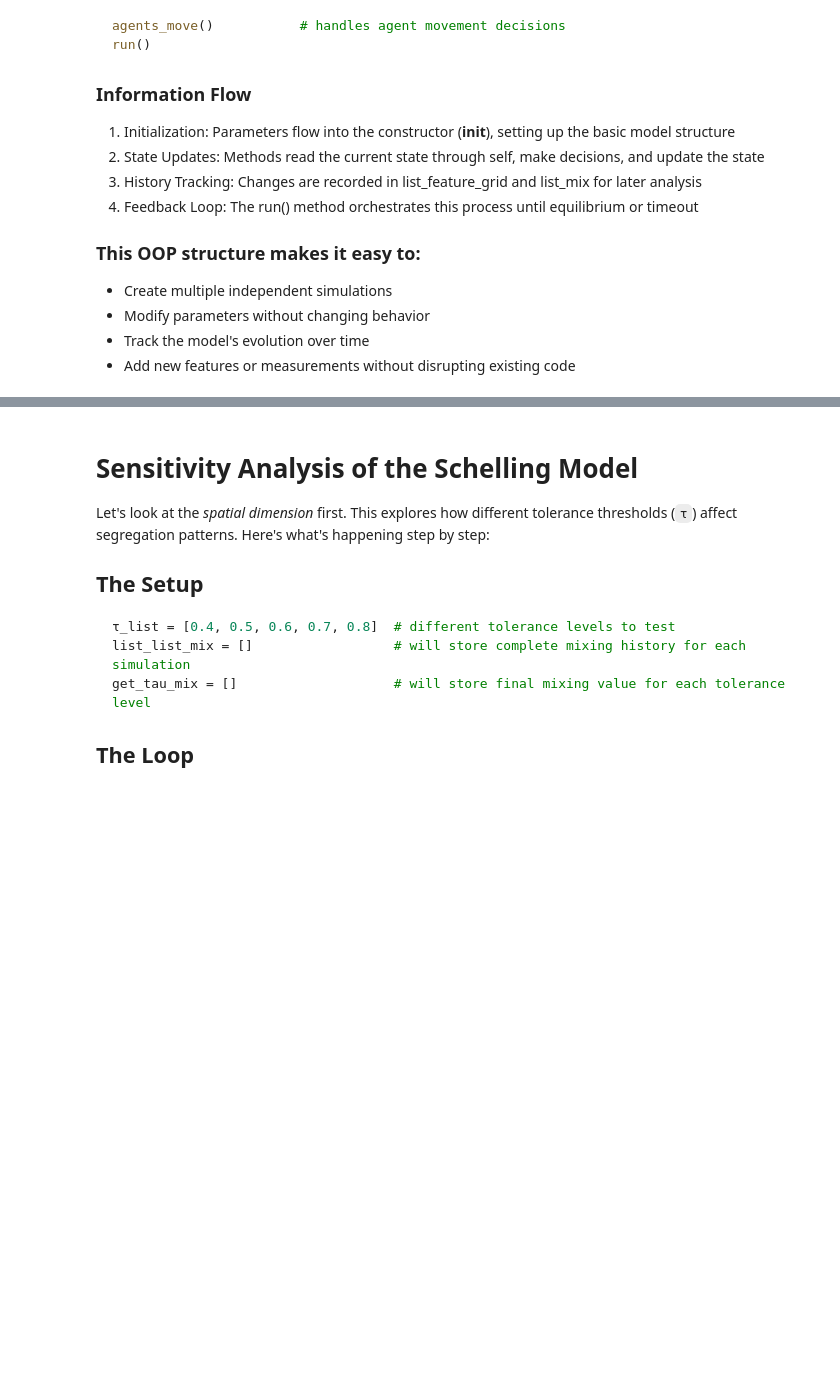
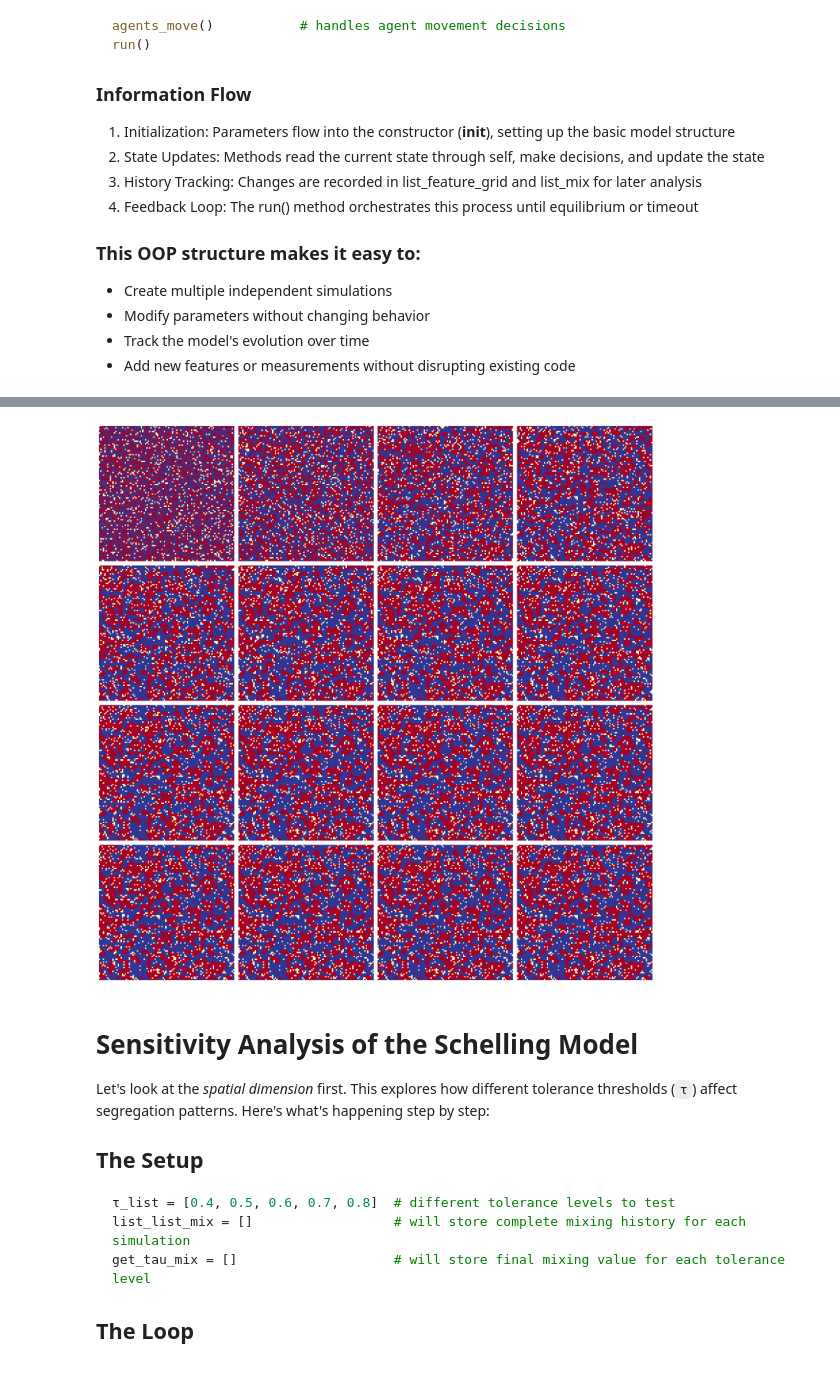
Before and after one commit to asrenninger/urbansim, a Jupyter notebook: miscellany/abc.ipynb, the cells around one changed output, grey strips where cells are left out. Cells and saved outputs as stored; diff of their text form; code cells hidden in the pictures; blank space fills up the shorter version.

```diff
--- a/miscellany/abc.ipynb
+++ b/miscellany/abc.ipynb
@@ -324,3 +326,16 @@ plt.plot(Schellings_abm.list_mix)
+# %%
+fig, axs = plt.subplots(4, 4, figsize=(20, 20))
+
+axs = axs.ravel()
+
+for i in np.arange(0, len(Schellings_abm.list_feature_grid)):
+    axs[i].imshow(Schellings_abm.list_feature_grid[i], cmap="RdYlBu")
+    axs[i].set_axis_off()
+
+plt.tight_layout()
+plt.show()
+# %% [output]
+[figure, added]
 # %% [markdown]
 # Sensitivity Analysis of the Schelling Model
 
```
Also changed, not shown: parts of 5 cells of this notebook.
